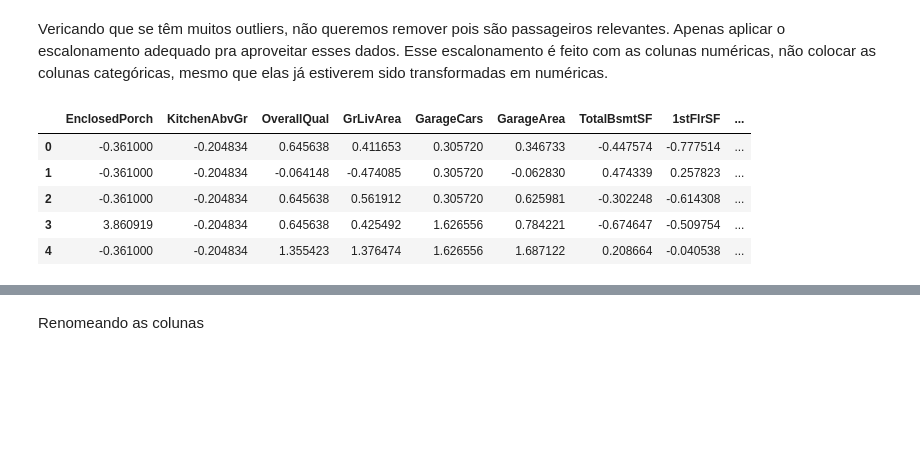
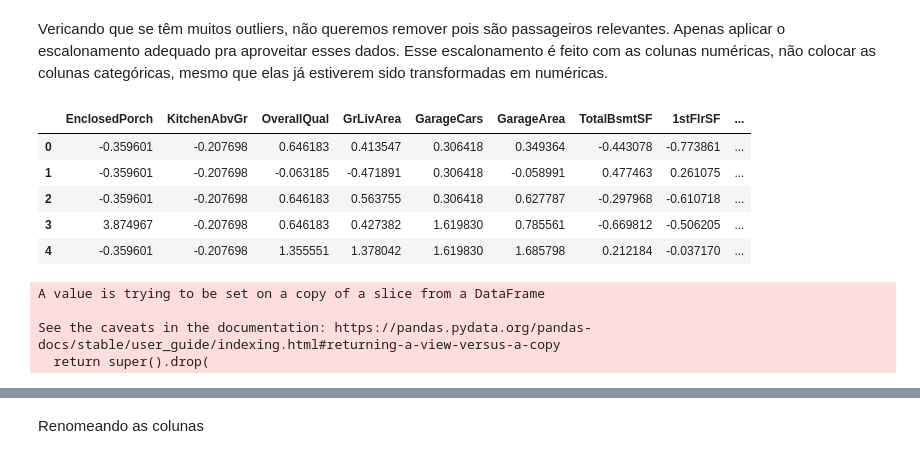
Before and after one commit to Epilef86/Regressao_, a Jupyter notebook: Kaggle_Preço_Casas.ipynb, the cells around one changed output, grey strips where cells are left out. Cells and saved outputs as stored; diff of their text form; code cells hidden in the pictures; blank space fills up the shorter version.

```diff
--- a/Kaggle_Preço_Casas.ipynb
+++ b/Kaggle_Preço_Casas.ipynb
@@ -275,7 +287,3 @@ Data columns (total 15 columns):
  14  SalePrice      1460 non-null   float64
 dtypes: float64(4), int64(9), object(2)
 memory usage: 342.2+ KB
-# %%
-treino_teste = treino_teste.drop_duplicates().reset_index()
-treino_teste.drop('index', axis =1, inplace = True)
-treino_teste.info()
@@ -508,33 +515,38 @@ Vericando que se têm muitos outliers, não queremos remover pois são passageir
 # %%
 from sklearn.preprocessing import StandardScaler
 
  #instaciando
 std_scaler = StandardScaler()
 
  #aplicando transformação
 teste_scaled = std_scaler.fit_transform(treino_teste[
     ['EnclosedPorch',	'KitchenAbvGr','OverallQual', 'GrLivArea',
      'GarageCars','GarageArea', 'TotalBsmtSF', '1stFlrSF', 'FullBath',
-     'TotRmsAbvGrd', 'YearBuilt', 'YearRemodAdd', 'SalePrice']
+     'TotRmsAbvGrd', 'YearBuilt', 'YearRemodAdd']
 ].to_numpy())
 teste_scaled = pd.DataFrame(teste_scaled, columns= [
     ['EnclosedPorch',	'KitchenAbvGr','OverallQual', 'GrLivArea',
      'GarageCars','GarageArea', 'TotalBsmtSF', '1stFlrSF', 'FullBath',
-     'TotRmsAbvGrd', 'YearBuilt', 'YearRemodAdd', 'SalePrice']
+     'TotRmsAbvGrd', 'YearBuilt', 'YearRemodAdd']
 ])
 
 teste_scaled.head()
 # %% [output]
 |  | EnclosedPorch | KitchenAbvGr | OverallQual | GrLivArea | GarageCars | GarageArea | TotalBsmtSF | 1stFlrSF | ... |
-| 0 | -0.361000 | -0.204834 | 0.645638 | 0.411653 | 0.305720 | 0.346733 | -0.447574 | -0.777514 | ... |
-| 1 | -0.361000 | -0.204834 | -0.064148 | -0.474085 | 0.305720 | -0.062830 | 0.474339 | 0.257823 | ... |
-| 2 | -0.361000 | -0.204834 | 0.645638 | 0.561912 | 0.305720 | 0.625981 | -0.302248 | -0.614308 | ... |
-| 3 | 3.860919 | -0.204834 | 0.645638 | 0.425492 | 1.626556 | 0.784221 | -0.674647 | -0.509754 | ... |
-| 4 | -0.361000 | -0.204834 | 1.355423 | 1.376474 | 1.626556 | 1.687122 | 0.208664 | -0.040538 | ... |
+| 0 | -0.359601 | -0.207698 | 0.646183 | 0.413547 | 0.306418 | 0.349364 | -0.443078 | -0.773861 | ... |
+| 1 | -0.359601 | -0.207698 | -0.063185 | -0.471891 | 0.306418 | -0.058991 | 0.477463 | 0.261075 | ... |
+| 2 | -0.359601 | -0.207698 | 0.646183 | 0.563755 | 0.306418 | 0.627787 | -0.297968 | -0.610718 | ... |
+| 3 | 3.874967 | -0.207698 | 0.646183 | 0.427382 | 1.619830 | 0.785561 | -0.669812 | -0.506205 | ... |
+| 4 | -0.359601 | -0.207698 | 1.355551 | 1.378042 | 1.619830 | 1.685798 | 0.212184 | -0.037170 | ... |
 # %%
 treino_teste.drop(columns=['EnclosedPorch',	'KitchenAbvGr','OverallQual', 'GrLivArea',
      'GarageCars','GarageArea', 'TotalBsmtSF', '1stFlrSF', 'FullBath',
-     'TotRmsAbvGrd', 'YearBuilt', 'YearRemodAdd', 'SalePrice'], inplace=True)
+     'TotRmsAbvGrd', 'YearBuilt', 'YearRemodAdd'], inplace=True)
+# %% [output]
+A value is trying to be set on a copy of a slice from a DataFrame
+
+See the caveats in the documentation: https://pandas.pydata.org/pandas-docs/stable/user_guide/indexing.html#returning-a-view-versus-a-copy
+  return super().drop(
 # %%
 treino_teste.sort_index()
 # %% [output]
```
Also changed, not shown: parts of 57 cells of this notebook.
